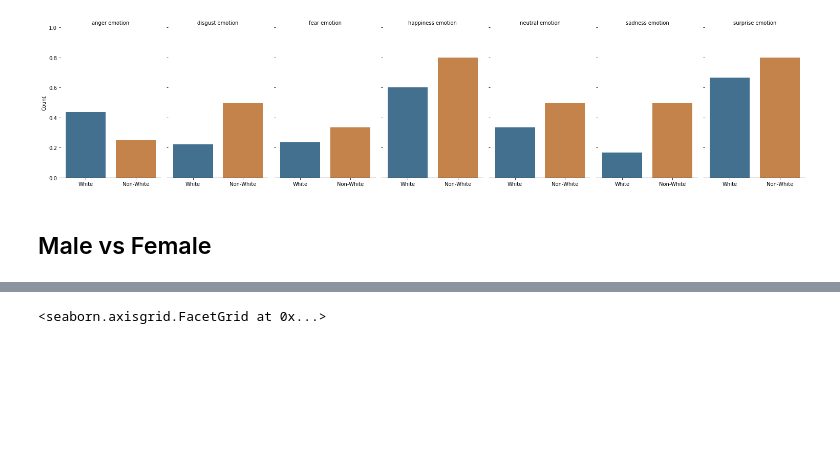
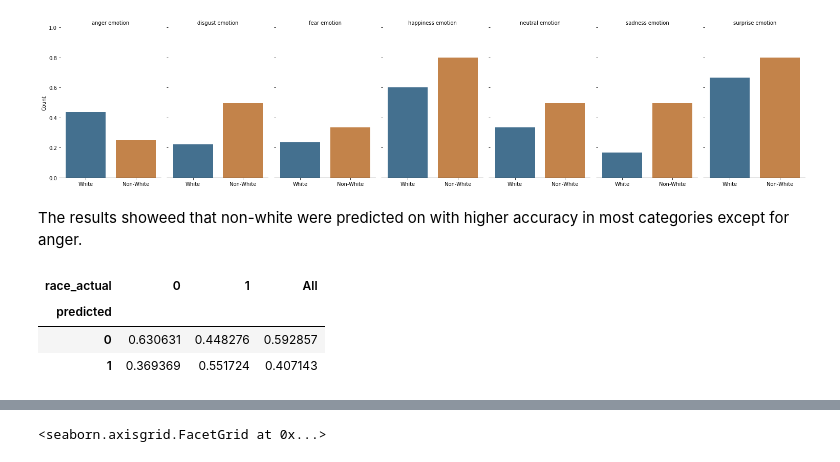
Before and after one commit to nagemnat/cs_face, a Jupyter notebook: emotions.ipynb, the cells around one changed output, grey strips where cells are left out. Drawn from its saved outputs; the diff is of its cells as text; code cells hidden in the pictures; blank space fills up the shorter version.

```diff
--- a/emotions.ipynb
+++ b/emotions.ipynb
@@ -623,5 +615,12 @@ g = sns.catplot(x="race_actual", y="predicted", col="emotion",
 # %% [output]
 <seaborn.axisgrid.FacetGrid at 0x...>
 [figure]
-# %% [markdown]
-## Male vs Female
+# %% [markdown]
+The results showeed that non-white were predicted on with higher accuracy in most categories except for anger.
+# %%
+pd.crosstab(index = new_df.predicted, columns = new_df.race_actual, margins=True, normalize='columns')
+# %% [output]
+| race_actual | 0 | 1 | All |
+| predicted |  |  |  |
+| 0 | 0.630631 | 0.448276 | 0.592857 |
+| 1 | 0.369369 | 0.551724 | 0.407143 |
```
Also changed, not shown: parts of 27 cells of this notebook.
